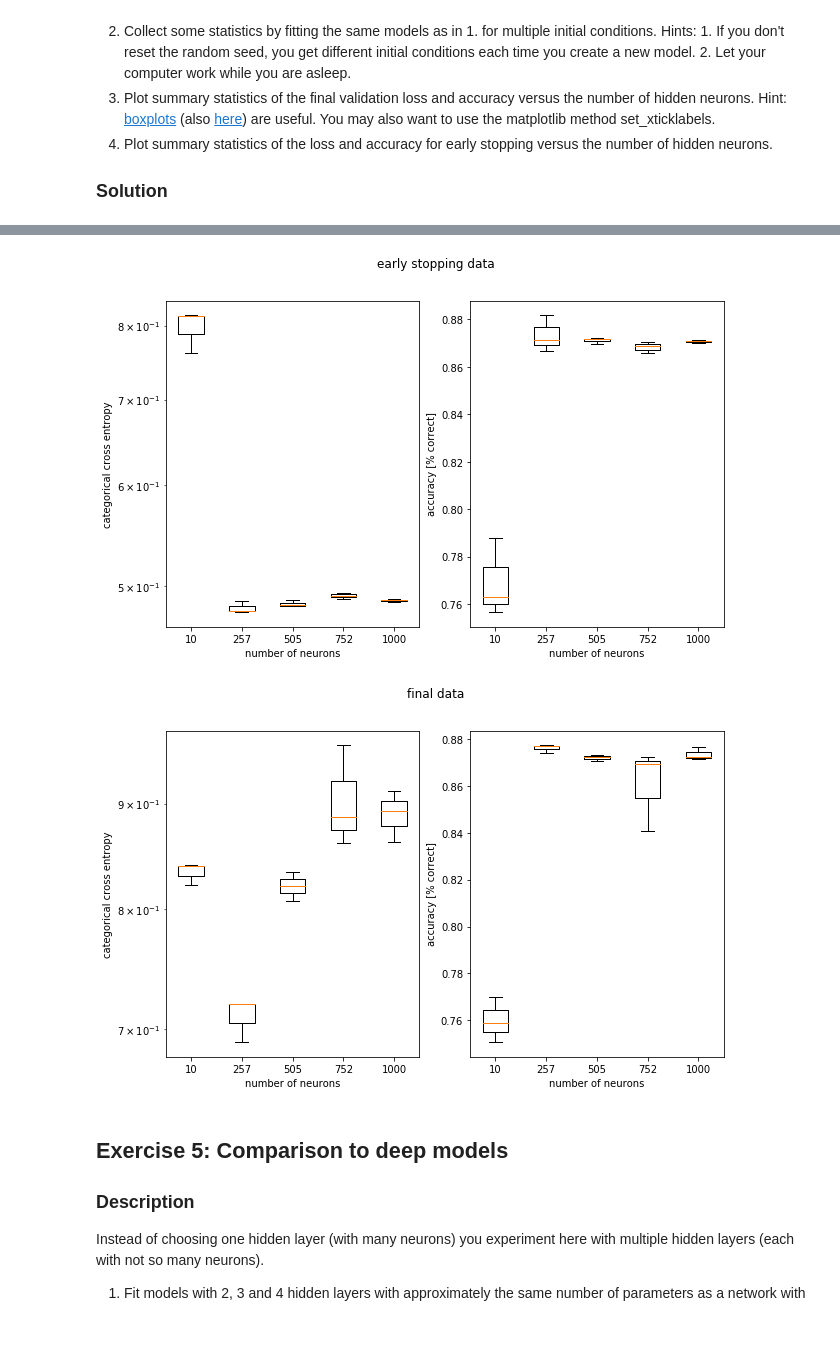
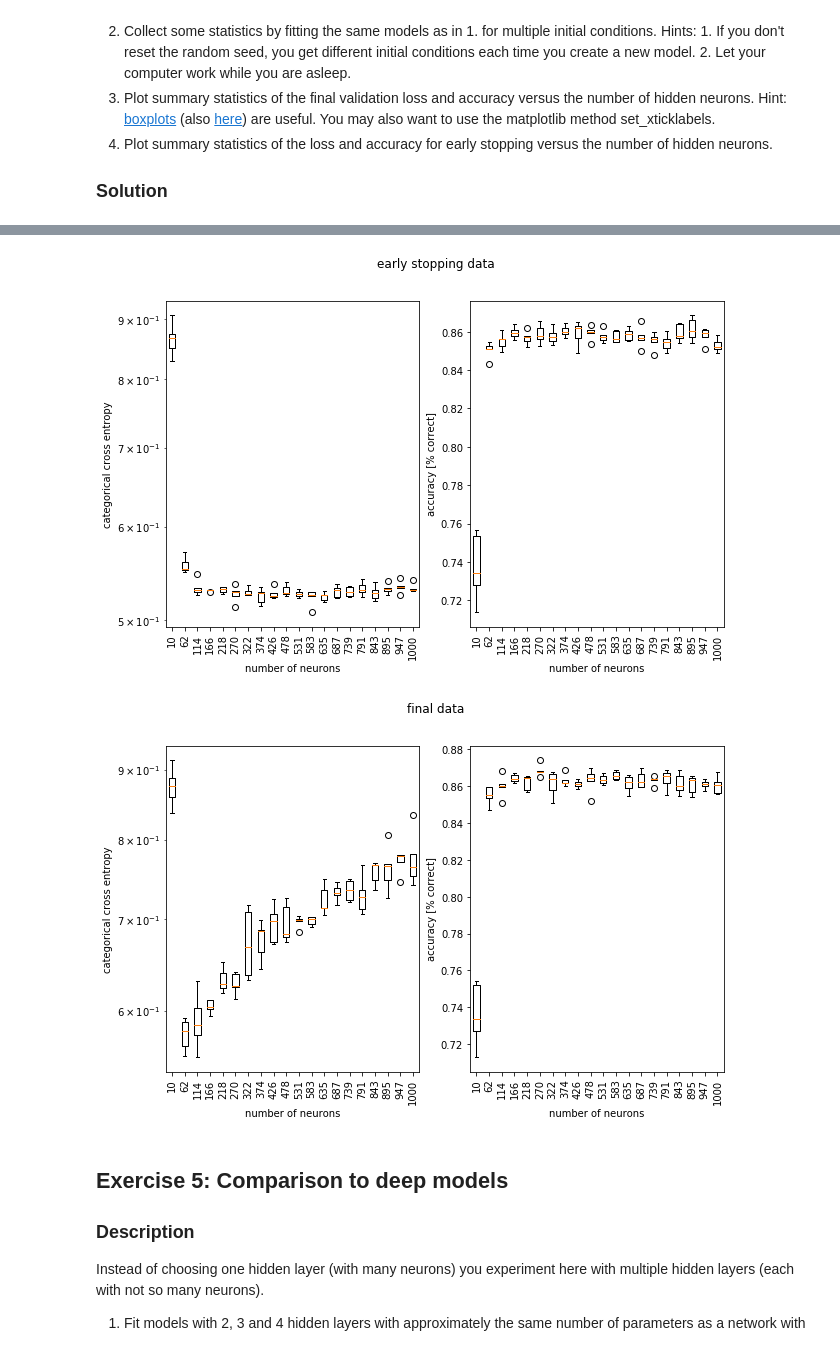
Before and after one commit to davidedidio/ANN, a Jupyter notebook: miniproject1/miniproject1.ipynb, the cells around one changed output, grey strips where cells are left out. Drawn from its saved outputs; the diff is of its cells as text; code cells hidden in the pictures.

```diff
--- a/miniproject1/miniproject1.ipynb
+++ b/miniproject1/miniproject1.ipynb
@@ -191,24 +191,3 @@ y_train = keras.utils.to_categorical(y_train)
 y_test = keras.utils.to_categorical(y_test)
 # %% [markdown]
 ## Custom Functions
-# %%
-def shuffle_data(x, y, seed = 42):
-    '''
-        Shuffle data given a seed.
-        This allow validation splitting to be uniform in the digits.
-    '''
-    np.random.seed(seed)
-    permutation = np.random.permutation(x.shape[0])
-    return x[permutation], y[permutation]
-
-class ProgressPrinter(keras.callbacks.Callback):
-    '''
-        Class that pretty prints the progress of the training.
-    '''
-    def __init__(self, data=""):
-        self.data = data
-    def on_epoch_end(self, epoch, dictionary):
-        print(self.data, "epoch : %d"%(epoch), [("%s : %.4f"%(x[0], x[1])) for x in dictionary.items()], end="\r")
-
-
-x_train, y_train = shuffle_data(x_train, y_train)
@@ -327,14 +336,0 @@ p = plot_history(adam_history, "adam_history")
-# %%
-# Plot the adam history together with the SGD history in a single graph
-
-fig, ax1, ax2 = prepare_standardplot('ADAM vs SGD (lr = 0.215)', 'epoch')
-ax1.plot(histories[6].history['loss'], label = "SGD training")
-ax1.plot(histories[6].history['val_loss'], label = "SGD validation")
-ax2.plot(histories[6].history['acc'], label = "SGD training")
-ax2.plot(histories[6].history['val_acc'], label = "SGD validation")
-
-ax1.plot(adam_history.history['loss'], label = "ADAM training")
-ax1.plot(adam_history.history['val_loss'], label = "ADAM validation")
-ax2.plot(adam_history.history['acc'], label = "ADAM training")
-ax2.plot(adam_history.history['val_acc'], label = "ADAM validation")
-finalize_standardplot(fig, ax1, ax2)
@@ -398,7 +396,7 @@ Investigate how the best validation loss and accuracy depends on the number of h
 
 ### Solution
 # %%
-nb_models = 10
+nb_models = 20
 nb_repetitions = 5
 
 final_val_acc = np.zeros((nb_models, nb_repetitions))
@@ -432,19 +428,19 @@ for i, neurons_nb in enumerate(linespace):
 # %%
 def box_plot(loss_array, acc_array, linespace, title):
     fig, ax1, ax2 = prepare_standardplot(title, 'number of neurons')
 
     ax1.boxplot(loss_array)
-    ax1.set_xticklabels(linespace)
+    ax1.set_xticklabels(linespace, rotation="vertical")
 
     ax2.boxplot(acc_array)
-    ax2.set_xticklabels(linespace)
+    ax2.set_xticklabels(linespace, rotation="vertical")
 
 
 box_plot(early_val_loss.T, early_val_acc.T, linespace, "early stopping data")
 box_plot(final_val_loss.T, final_val_acc.T, linespace, "final data")
 # %% [output]
-[figure, old version]
+[figure, new version]
-[figure, old version]
+[figure, new version]
 # %% [markdown]
 ## Exercise 5: Comparison to deep models
 
```
Also changed, not shown: parts of 21 cells of this notebook.
